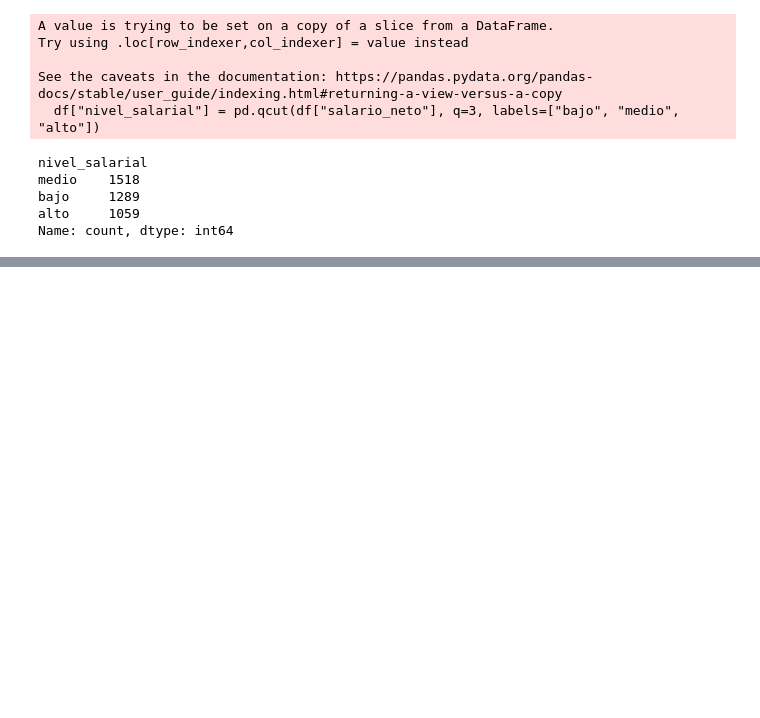
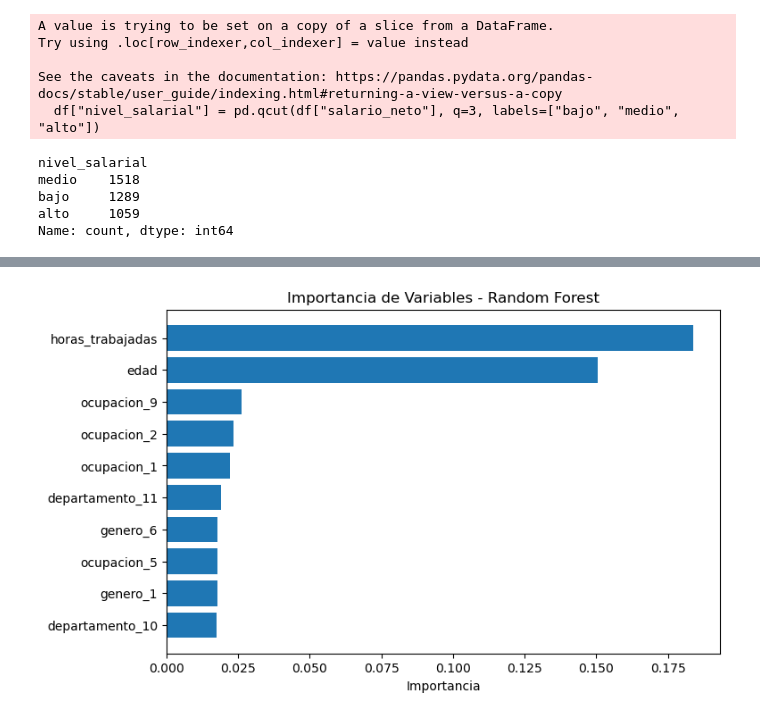
Before and after one commit to diegonoguerarec/data_science_tareas, a Jupyter notebook: 2p/2p_Diego_Noguera.ipynb, the cells around one changed output, grey strips where cells are left out. Saved outputs shown, nothing was run; the diff lists cells and outputs as text; code cells hidden in the pictures; blank space fills up the shorter version.

```diff
--- a/2p/2p_Diego_Noguera.ipynb
+++ b/2p/2p_Diego_Noguera.ipynb
@@ -176,0 +295,22 @@ Name: count, dtype: int64
+# %%
+# Obtener el modelo RandomForest entrenado
+rf = model_rf.named_steps["classifier"]
+
+# Obtener los nombres de las columnas del preprocesamiento
+encoder = model_rf.named_steps["preprocessor"].named_transformers_["cat"]
+encoded_cat_names = encoder.get_feature_names_out(cat_cols)
+all_feature_names = np.concatenate([encoded_cat_names, num_cols])
+
+# Importancias
+importances = rf.feature_importances_
+indices = np.argsort(importances)[::-1]
+
+# Mostrar las 10 más importantes
+plt.figure(figsize=(8,5))
+plt.barh(range(10), importances[indices][:10][::-1])
+plt.yticks(range(10), [all_feature_names[i] for i in indices[:10]][::-1])
+plt.xlabel("Importancia")
+plt.title("Importancia de Variables - Random Forest")
+plt.show()
+# %% [output]
+[figure, added]
```
Also changed, not shown: parts of 10 cells of this notebook, 1 other file.
